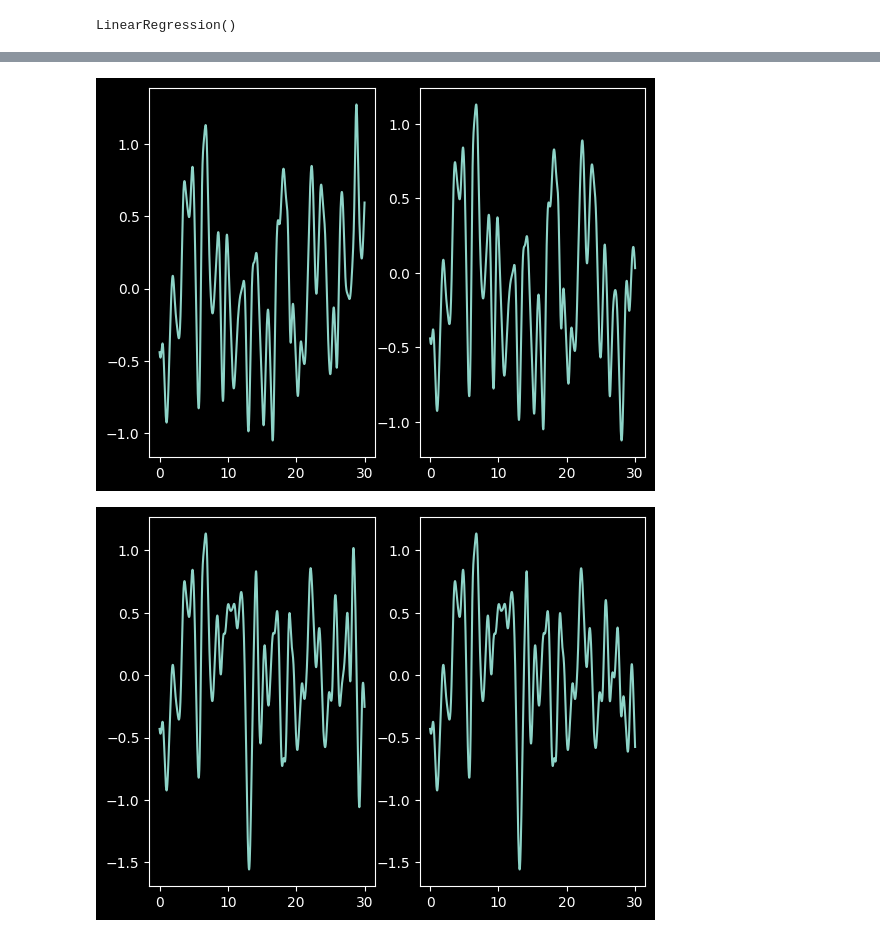
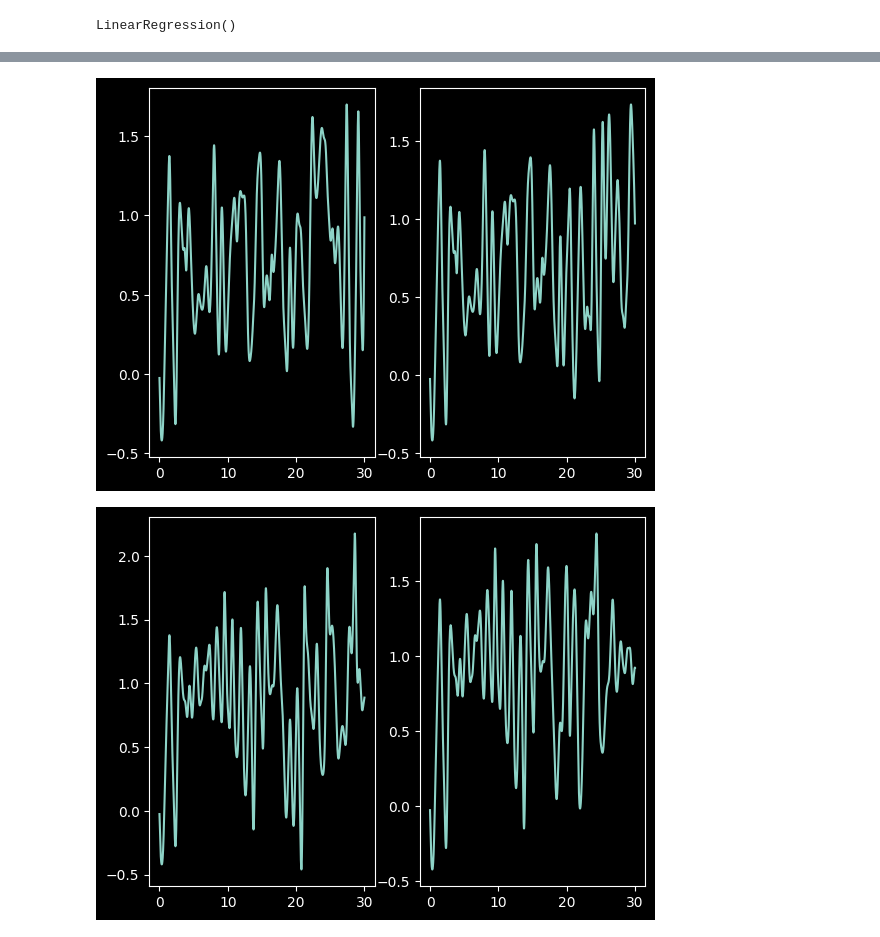
Before and after one commit to Leon-Parepko/Drosophila-Larvae-Simulation, a Jupyter notebook: Ilya/params_restore/main.ipynb, the cells around one changed output, grey strips where cells are left out. Saved outputs shown, nothing was run; the diff lists cells and outputs as text; code cells hidden in the pictures.

```diff
--- a/Ilya/params_restore/main.ipynb
+++ b/Ilya/params_restore/main.ipynb
@@ -121,24 +121,24 @@ plt.show()
 # %%
 x0 = np.random.uniform(-1, 1, predicted_w.shape[0])
 
 def show_dynamics(W, predicted_w, x0, dt = 0.01, T = 10):
     a = xwx(W, dt = dt)
     b = xwx(predicted_w, dt = dt)
 
     a.x = np.copy(x0)
     b.x = np.copy(x0)
 
     a_s = a.solve(T)
     b_s = b.solve(T)
 
     fig,ax = plt.subplots(1, 2)
-    ax[0].plot(a_s['t'], a_s['x'][:, 0])
-    ax[1].plot(b_s['t'], b_s['x'][:, 0])
+    ax[0].plot(a_s['t'], a_s['x'][:, 5])
+    ax[1].plot(b_s['t'], b_s['x'][:, 5])
     plt.show()
 
 show_dynamics(W, predicted_w, x0, T = 30, dt = 0.001)
 x0[0] += 0.01
 show_dynamics(W, predicted_w, x0, T = 30, dt = 0.001)
 # %% [output]
-[figure, old version]
+[figure, new version]
-[figure, old version]
+[figure, new version]
```
Also changed, not shown: parts of 6 cells of this notebook, 7 other files.
